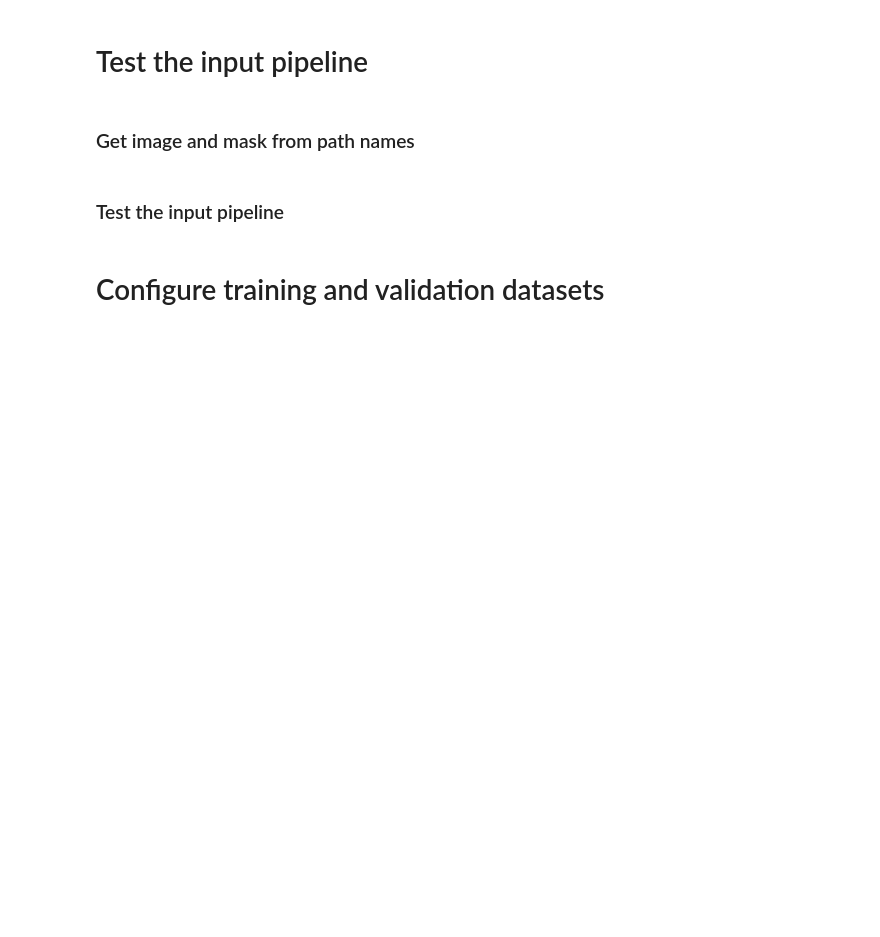
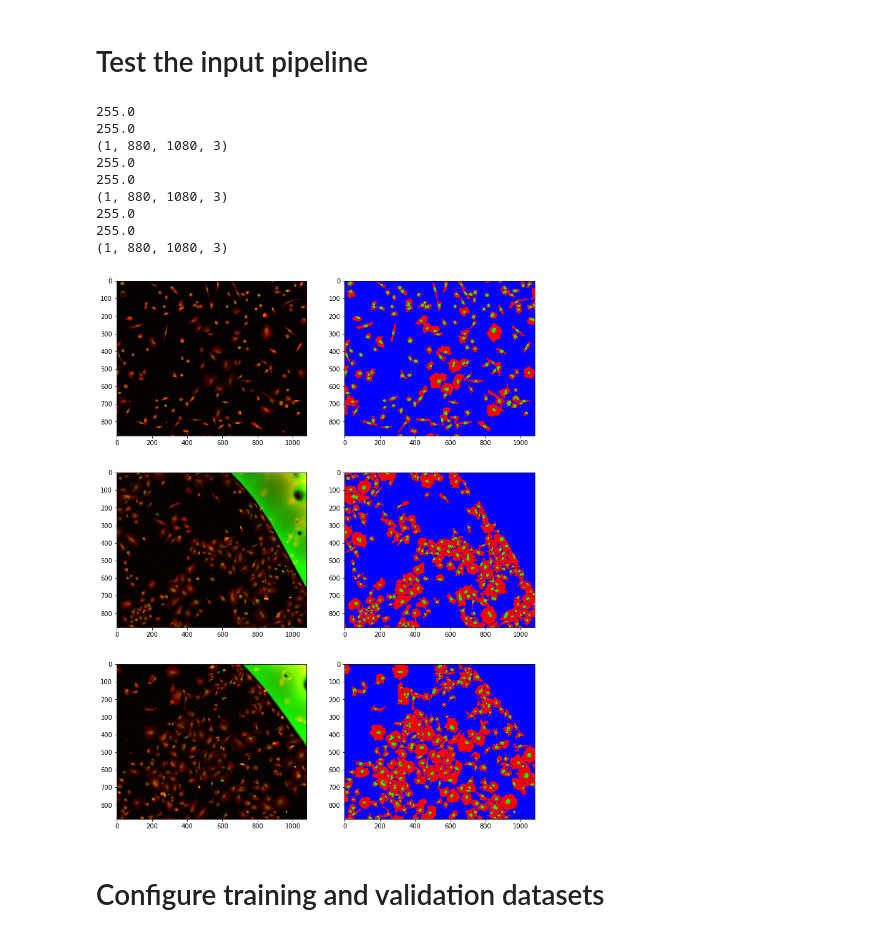
Before and after one commit to chienhsiang/tensorflow, a Jupyter notebook: segmentation/code/main_segmentation.ipynb, the cells around one changed output. Saved outputs shown, nothing was run; the diff lists cells and outputs as text; code cells hidden in the pictures; blank space fills up the shorter version.

Commit message:
Organized data IO parameters.

```diff
--- a/segmentation/code/main_segmentation.ipynb
+++ b/segmentation/code/main_segmentation.ipynb
@@ -83,27 +46,3 @@ print(os.path.basename(x_val_fnames[idx]))
 print(os.path.basename(y_val_fnames[idx]))
 # %% [markdown]
 # Test the input pipeline
-# %% [markdown]
-### Get image and mask from path names
-# %%
-idx = np.random.choice(num_train_data)
-img, mask = data_io._get_image_from_path(x_train_fnames[idx], y_train_fnames[idx],
-                                         channels=n_channels, dtype=dtype)
-
-print('Image shape: {}'.format(img.shape))
-print('Mask shape : {}'.format(mask.shape))
-
-
-if n_channels == 1: # single channel
-    plt.figure(figsize=(12,16))
-    plt.subplot(1,2,1)
-    plt.imshow(img[:,:,0], cmap='gray')
-    plt.subplot(1,2,2)
-    plt.imshow(mask[:,:,0])
-
-elif n_channels == 3: # color
-    plt.figure(figsize=(12,16))
-    plt.subplot(1,2,1)
-    plt.imshow(img, cmap='gray')
-    plt.subplot(1,2,2)
-    plt.imshow(mask)
@@ -117,2 +48,0 @@ print(img.numpy().max())
-# %% [markdown]
-### Test the input pipeline
@@ -123,23 +49,29 @@ importlib.reload(u_net)
 # %%
-read_img_fn = functools.partial(data_io._get_image_from_path, channels=n_channels, dtype=dtype)
+read_img_fn = functools.partial(data_io._get_image_from_path, channels=data_cfg['n_channels'],
+                                dtype=data_cfg['dtype'], crop_bd_width=data_cfg['crop_bd_width'])
 tmp_ds = data_io.get_dataset(x_train_fnames, y_train_fnames, read_img_fn=read_img_fn)
 
 plt.figure(figsize=(12,16))
 for i, (img, mask) in enumerate(tmp_ds.shuffle(num_train_data).take(3)):
-    img, mask = data_io.random_crop(img[0], mask[0], size=[512,512])
-
-
-#     comb = tf.image.random_crop(tf.concat([img[0], mask[0]], axis=2), size=[200,200,6])
-#     img = comb[...,:3]
-#     mask = comb[...,3:]
-
     print(img.numpy().max())
     print(mask.numpy().max())
+    print(img.shape)
     plt.subplot(3,2,2*i+1)
-    plt.imshow(img[:,:,:]/255.)
+    plt.imshow(img[0,:,:,:]/255.)
     plt.subplot(3,2,2*i+2)
-    plt.imshow(mask[:,:,:]/255.)
+    plt.imshow(mask[0,:,:,:]/255.)
 plt.show()
+# %% [output]
+255.0
+255.0
+(1, 880, 1080, 3)
+255.0
+255.0
+(1, 880, 1080, 3)
+255.0
+255.0
+(1, 880, 1080, 3)
+[figure, added]
 # %% [markdown]
 # Configure training and validation datasets
 # %%
```
Also changed, not shown: parts of 12 cells of this notebook, 2 other files.
